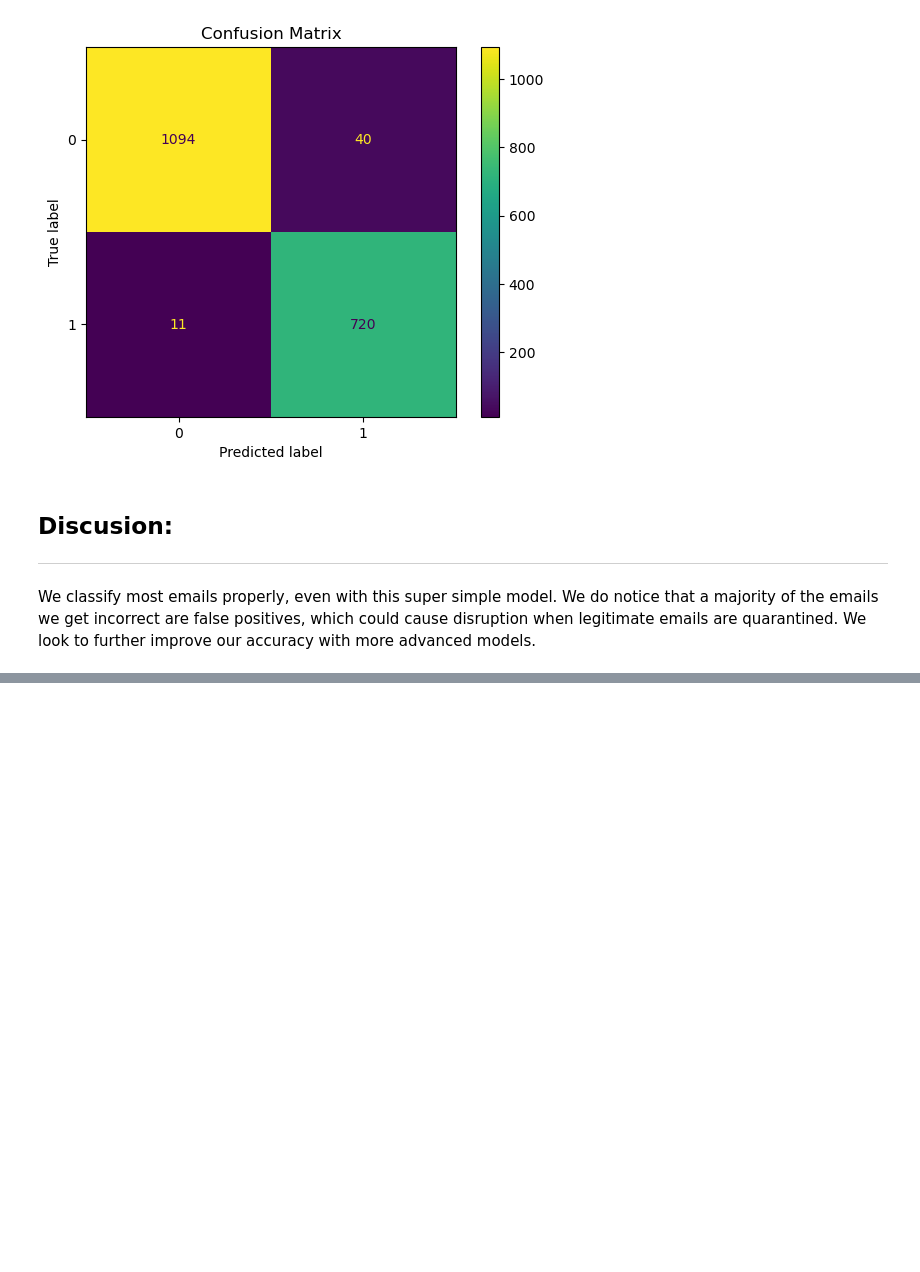
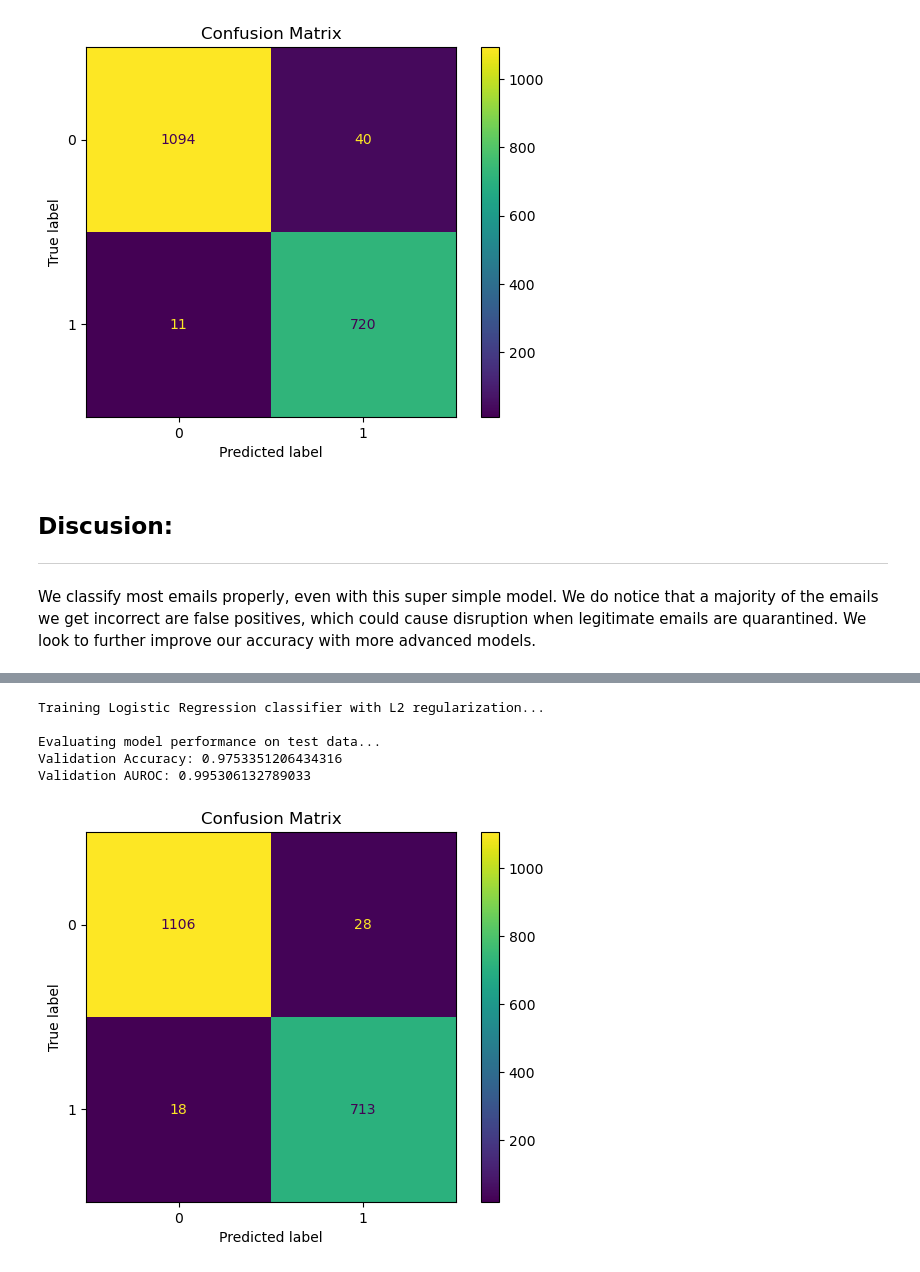
Before and after one commit to Drew-Levy/E-ML, a Jupyter notebook: E-ML.ipynb, the cells around one changed output, grey strips where cells are left out. Saved outputs shown, nothing was run; the diff lists cells and outputs as text; code cells hidden in the pictures; blank space fills up the shorter version.

Commit message:
Added Logistic Regression with TF-IDF Features

```diff
--- a/E-ML.ipynb
+++ b/E-ML.ipynb
@@ -186,0 +182,26 @@ We classify most emails properly, even with this super simple model. We do notic
+# %%
+# These remain the same for both feature types #
+train_email_text = train_email_text
+validation_email_text = validation_email_text
+
+print("Initializing TF-IDF Vectorizer (unigrams + bigrams, stopwords removed)...\n")
+tf_idf_vectorizer = TfidfVectorizer(
+    stop_words='english',
+    ngram_range=(1,2),
+    min_df=2,          # helps remove noise
+    max_df=0.95,       # ignore extremely common terms
+    sublinear_tf=True  # 1 + log(tf)
+)
+
+print("Vectorizing training email text (learning vocabulary)...")
+X_train = tf_idf_vectorizer.fit_transform(train_email_text)
+
+print("Vectorizing validation email text using learned vocabulary...\n")
+X_val = tf_idf_vectorizer.transform(validation_email_text)
+
+print(f"Vocabulary size (number of features): {X_train.shape[1]}")
+
+# These remain the same for both feature types #
+print("Encoding email labels as binary values (1 = phishing, 0 = safe)\n")
+Y_train = Y_train
+Y_val = Y_val
@@ -186,0 +216,27 @@ We classify most emails properly, even with this super simple model. We do notic
+# %%
+print("Training Logistic Regression classifier with L2 regularization...\n")
+tf_idf_lr_classifier = LogisticRegression(penalty="l2",max_iter=3000,random_state=42)
+
+tf_idf_lr_classifier.fit(X_train, Y_train)
+
+y_pred = tf_idf_lr_classifier.predict(X_val)
+
+y_proba = tf_idf_lr_classifier.predict_proba(X_val)[:, 1]
+
+print("Evaluating model performance on test data...")
+print("Validation Accuracy:", accuracy_score(Y_val, y_pred))
+print("Validation AUROC:", roc_auc_score(Y_val, y_proba))
+# %% [output]
+Training Logistic Regression classifier with L2 regularization...
+
+Evaluating model performance on test data...
+Validation Accuracy: 0.9753351206434316
+Validation AUROC: 0.995306132789033
+# %%
+y_pred = tf_idf_lr_classifier.predict(X_val)
+c_matrix = confusion_matrix(Y_val, y_pred)
+ConfusionMatrixDisplay(confusion_matrix=c_matrix).plot()
+plt.title('Confusion Matrix')
+plt.show()
+# %% [output]
+[figure, added]
```
Also changed, not shown: parts of 10 cells of this notebook.
